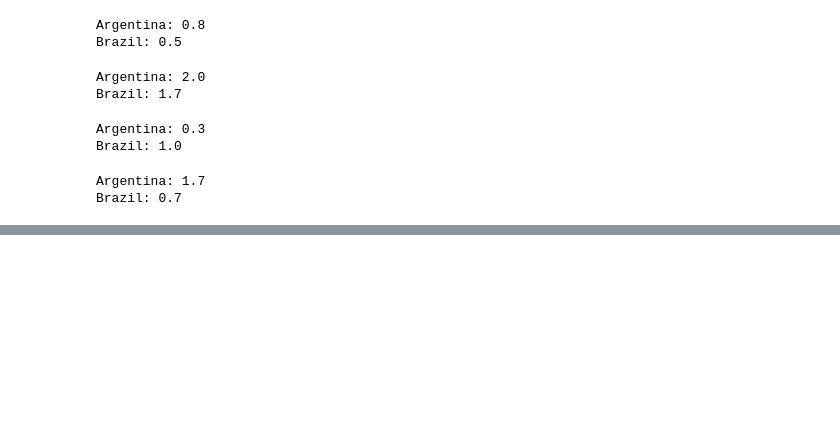
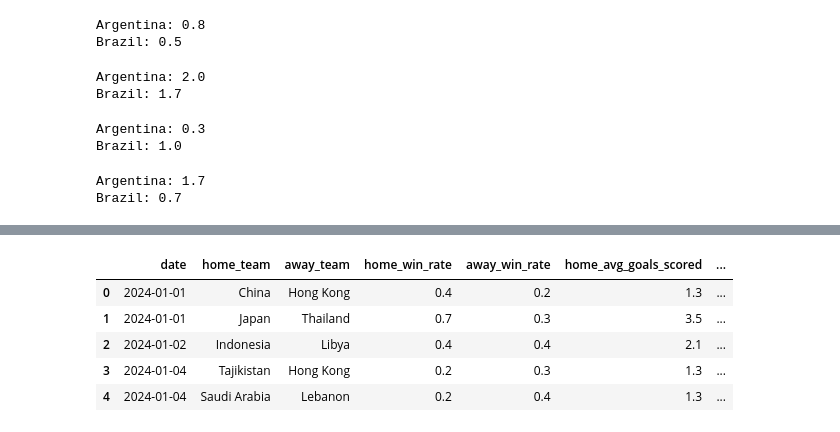
Before and after one commit to VarunGulati-09/montegol, a Jupyter notebook: notebooks/02_feature_engineering.ipynb, the cells around one changed output, grey strips where cells are left out. Saved outputs shown, nothing was run; the diff lists cells and outputs as text; code cells hidden in the pictures; blank space fills up the shorter version.

```diff
--- a/notebooks/02_feature_engineering.ipynb
+++ b/notebooks/02_feature_engineering.ipynb
@@ -166,0 +192,3 @@ print("Brazil:", calculate_avg_goals_scored("Brazil", pd.Timestamp("2026-01-01")
+# %%
+sample_matches = completed_matches[completed_matches["date"] >= '2024-01-01'].copy()
+sample_matches.shape
@@ -166,0 +197,27 @@ print("Brazil:", calculate_avg_goals_scored("Brazil", pd.Timestamp("2026-01-01")
+# %%
+def create_match_features(match, matches):
+    date = match["date"]
+
+    home_team = match["home_team"]
+    away_team = match["away_team"]
+
+    return{
+        "date": date,
+        "home_team": home_team,
+        "away_team": away_team,
+
+        "home_win_rate": calculate_win_rate(home_team, date, matches),
+        "away_win_rate": calculate_win_rate(away_team, date, matches),
+
+        "home_avg_goals_scored": calculate_avg_goals_scored(home_team, date, matches),
+        "away_avg_goals_scored": calculate_avg_goals_scored(away_team, date, matches),
+
+        "home_avg_goals_conceded": calculate_avg_goals_conceded(home_team, date, matches),
+        "away_avg_goals_conceded": calculate_avg_goals_conceded(away_team, date, matches),
+
+        "home_goal_diff": calculate_goal_difference(home_team, date, matches),
+        "away_goal_diff": calculate_goal_difference(away_team, date, matches),
+
+        "neutral": int(match["neutral"]),
+        "result": match["result"]
+    }
@@ -166,0 +243,9 @@ print("Brazil:", calculate_avg_goals_scored("Brazil", pd.Timestamp("2026-01-01")
+# %%
+feature_rows = []
+
+for idx, (_, match) in enumerate(sample_matches.iterrows()):
+
+    if idx % 100 == 0:
+        print(f"Processed {idx}")
+
+    feature_rows.append(create_match_features(match, completed_matches))
@@ -166,0 +270,11 @@ print("Brazil:", calculate_avg_goals_scored("Brazil", pd.Timestamp("2026-01-01")
+# %%
+feature_df = pd.DataFrame(feature_rows)
+# %%
+feature_df.head()
+# %% [output]
+|  | date | home_team | away_team | home_win_rate | away_win_rate | home_avg_goals_scored | ... |
+| 0 | 2024-01-01 | China | Hong Kong | 0.4 | 0.2 | 1.3 | ... |
+| 1 | 2024-01-01 | Japan | Thailand | 0.7 | 0.3 | 3.5 | ... |
+| 2 | 2024-01-02 | Indonesia | Libya | 0.4 | 0.4 | 2.1 | ... |
+| 3 | 2024-01-04 | Tajikistan | Hong Kong | 0.2 | 0.3 | 1.3 | ... |
+| 4 | 2024-01-04 | Saudi Arabia | Lebanon | 0.2 | 0.4 | 1.3 | ... |
```
Also changed, not shown: parts of 12 cells of this notebook, 2 other files.
